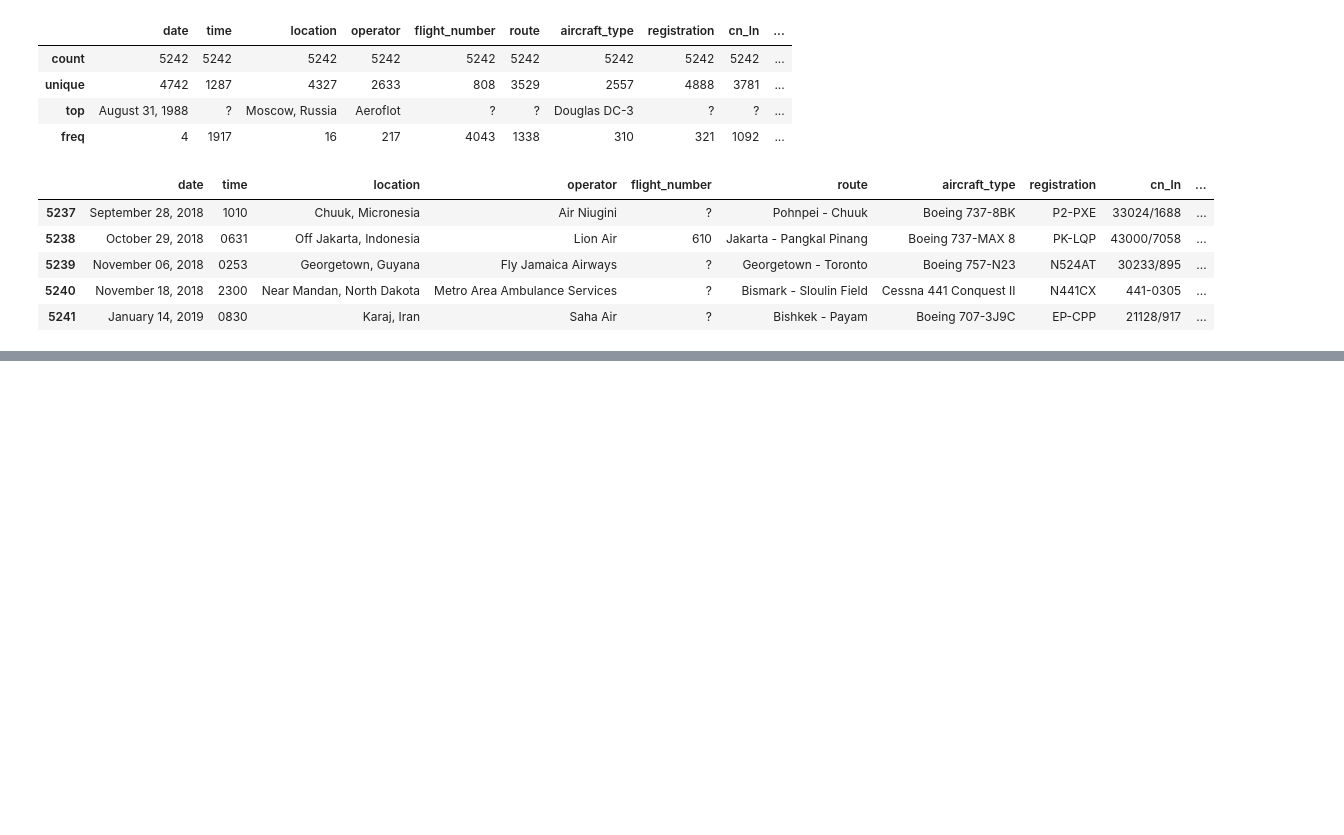
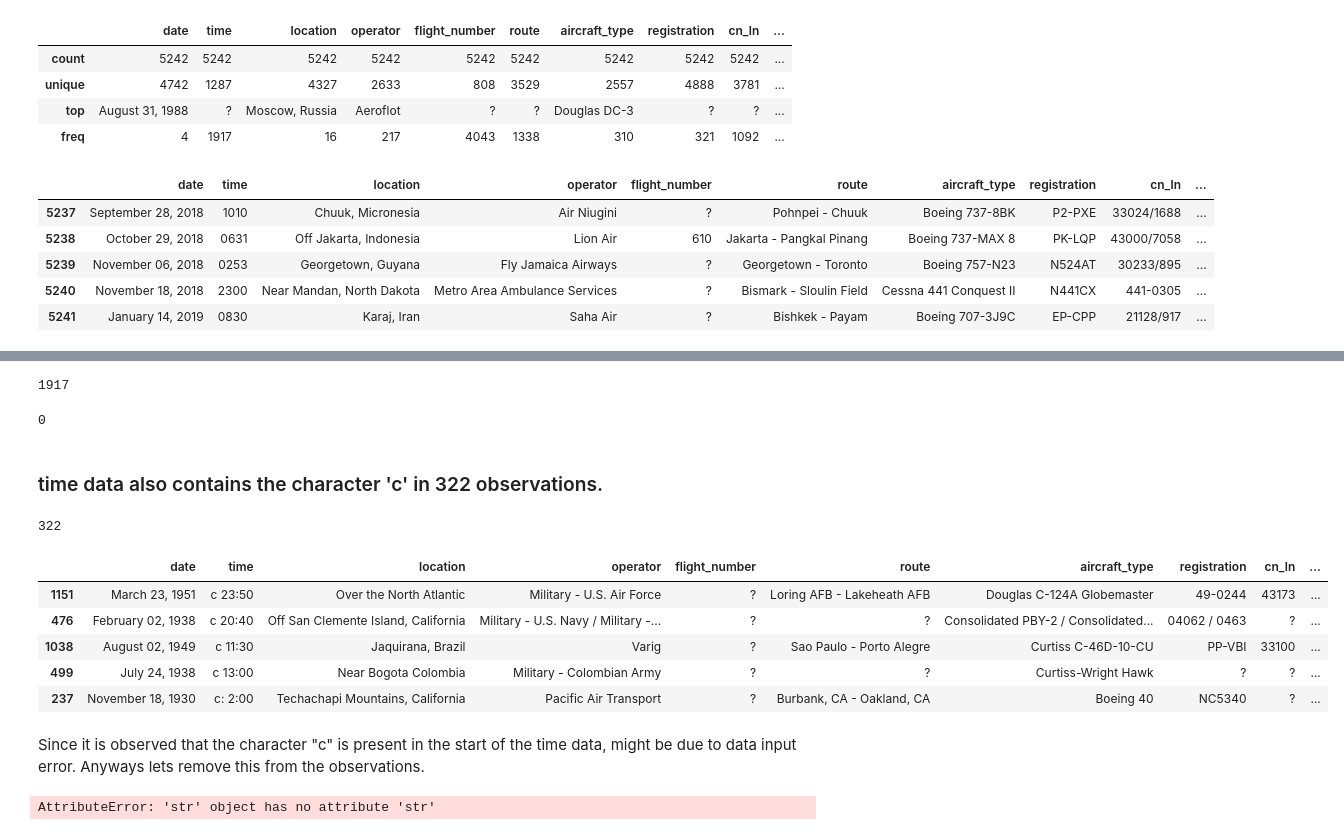
Before and after one commit to budhajitRoy/Plane-Crash-Data-Exploration, a Jupyter notebook: Plane Crash Data Exploration and Analysis.ipynb, the cells around one changed output, grey strips where cells are left out. Cells and saved outputs as stored; diff of their text form; code cells hidden in the pictures; blank space fills up the shorter version.

Commit message:
feat: date and time columns cleaning
converting date to datetime format and cleaning up the time data column

```diff
--- a/Plane Crash Data Exploration and Analysis.ipynb
+++ b/Plane Crash Data Exploration and Analysis.ipynb
@@ -202,0 +226,13 @@ test_df.tail()
+# %%
+def convert_date(date_string):
+    month_val = date_string.split(" ")[0]
+    month_str = get_month(month_val)
+
+    date_val = date_string.split(" ")[1].split(",")[0]
+    year_val = date_string.split(" ")[2]
+
+    final_date = str(month_str)+"-"+str(date_val)+"-"+str(year_val)
+
+    return final_date
+# %%
+test_df['date_new'] = test_df['date'].apply(convert_date)
@@ -202,0 +274,4 @@ test_df.tail()
+# %%
+# use this date conversion **********************************
+s = test_df['date']
+test_df['new_date'] = pd.to_datetime(s,format = "%B %d, %Y")
@@ -202,0 +304,30 @@ test_df.tail()
+# %%
+# count the number of observations with "?"
+test_df.query('time == "?"').shape[0]
+# %% [output]
+1917
+# %%
+test_df['time'] = test_df['time'].replace('?', np.nan)
+# %%
+# check the dataset
+test_df.query('time == "?"').shape[0]
+# %% [output]
+0
+# %% [markdown]
+### time data also contains the character 'c' in 322 observations.
+# %%
+#test_df.query('"c" in time').shape[0]
+test_df[test_df['time'].str.contains("c")].shape[0]
+# %% [output]
+322
+# %%
+test_df[test_df['time'].str.contains("c")].sample(5)
+# %% [output]
+|  | date | time | location | operator | flight_number | route | aircraft_type | registration | cn_ln | ... |
+| 1151 | March 23, 1951 | c 23:50 | Over the North Atlantic | Military - U.S. Air Force | ? | Loring AFB - Lakeheath AFB | Douglas C-124A Globemaster | 49-0244 | 43173 | ... |
+| 476 | February 02, 1938 | c 20:40 | Off San Clemente Island, California | Military - U.S. Navy / Military -... | ? | ? | Consolidated PBY-2 / Consolidated... | 04062 / 0463 | ? | ... |
+| 1038 | August 02, 1949 | c 11:30 | Jaquirana, Brazil | Varig | ? | Sao Paulo - Porto Alegre | Curtiss C-46D-10-CU | PP-VBI | 33100 | ... |
+| 499 | July 24, 1938 | c 13:00 | Near Bogota Colombia | Military - Colombian Army | ? | ? | Curtiss-Wright Hawk | ? | ? | ... |
+| 237 | November 18, 1930 | c: 2:00 | Techachapi Mountains, California | Pacific Air Transport | ? | Burbank, CA - Oakland, CA | Boeing 40 | NC5340 | ? | ... |
+# %% [markdown]
+Since it is observed that the character "c" is present in the start of the time data, might be due to data input error. Anyways lets remove this from the observations.
@@ -202,0 +341,5 @@ test_df.tail()
+# %%
+test = df['time'].apply(remove_c)
+print(test)
+# %% [output]
+AttributeError: 'str' object has no attribute 'str'
```
Also changed, not shown: parts of 10 cells of this notebook.
